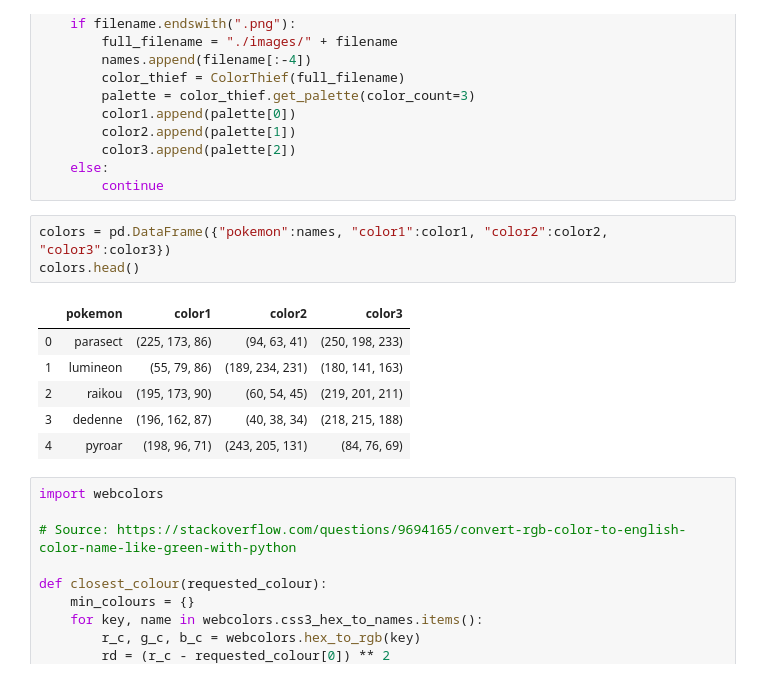
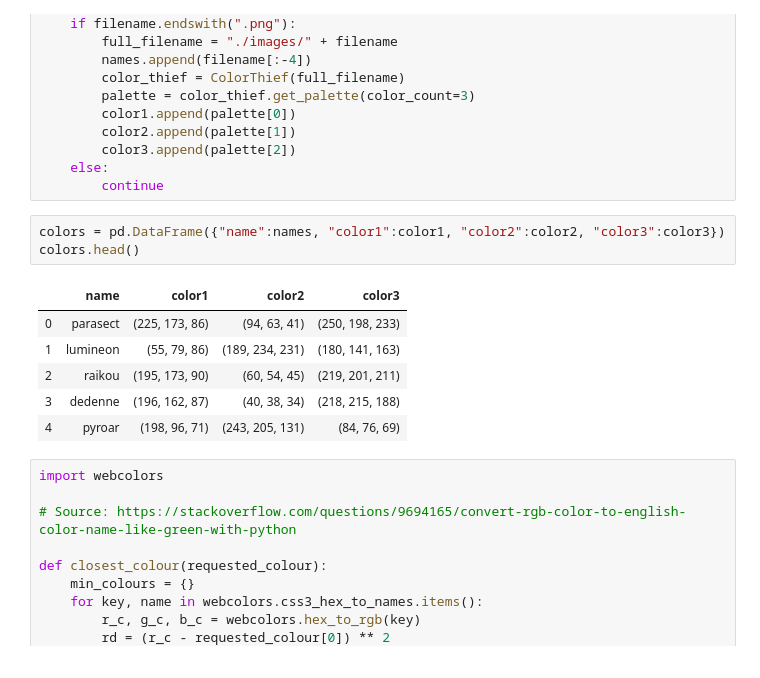
Before and after one commit to mel-ding/Comp340Project, a Jupyter notebook: Pokemon/Pokemon.ipynb, the cells around one changed output. Cells and saved outputs as stored; diff of their text form.

```diff
--- a/Pokemon/Pokemon.ipynb
+++ b/Pokemon/Pokemon.ipynb
@@ -68,10 +81,10 @@ for file in os.listdir(directory):
     else:
         continue
 # %%
-colors = pd.DataFrame({"pokemon":names, "color1":color1, "color2":color2, "color3":color3})
+colors = pd.DataFrame({"name":names, "color1":color1, "color2":color2, "color3":color3})
 colors.head()
 # %% [output]
-|  | pokemon | color1 | color2 | color3 |
+|  | name | color1 | color2 | color3 |
 | 0 | parasect | (225, 173, 86) | (94, 63, 41) | (250, 198, 233) |
 | 1 | lumineon | (55, 79, 86) | (189, 234, 231) | (180, 141, 163) |
 | 2 | raikou | (195, 173, 90) | (60, 54, 45) | (219, 201, 211) |
```
Also changed, not shown: parts of 15 cells of this notebook, 1 other file.
